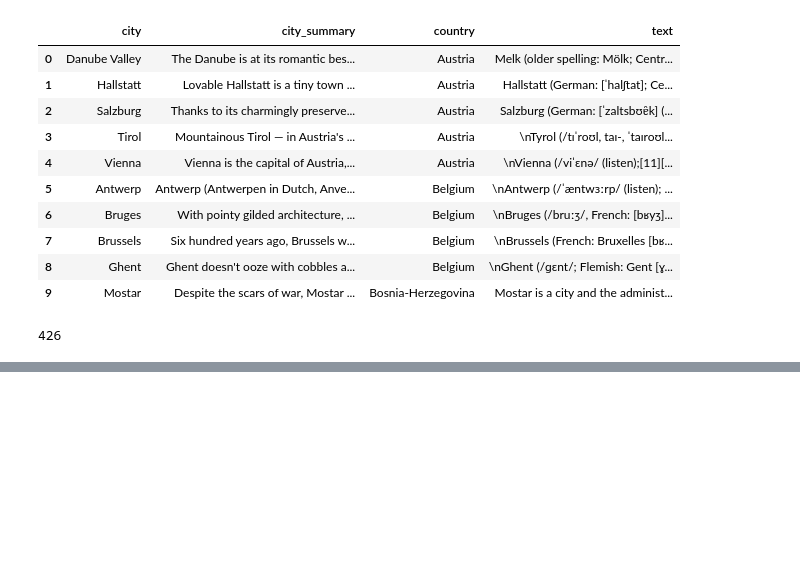
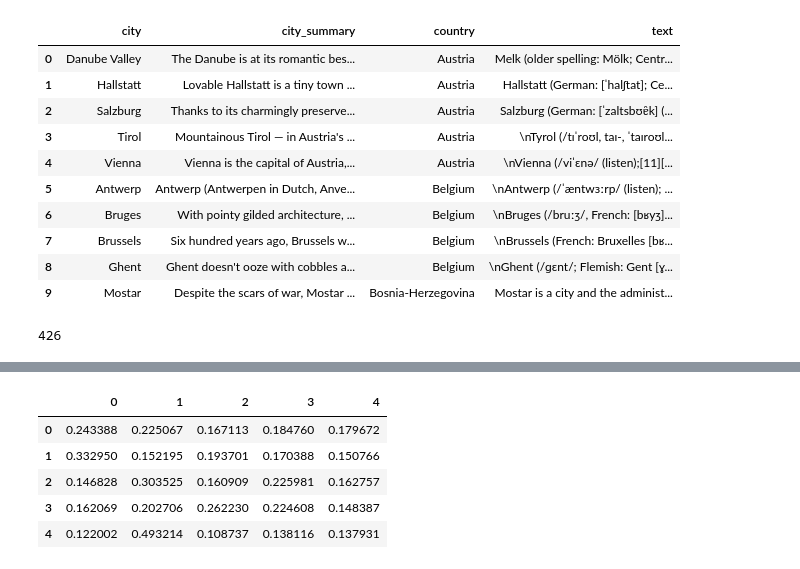
Before and after one commit to kayschulz/travel_destination_recommendation, a Jupyter notebook: data_preparation.ipynb, the cells around one changed output, grey strips where cells are left out. Cells and saved outputs as stored; diff of their text form; code cells hidden in the pictures; blank space fills up the shorter version.

```diff
--- a/data_preparation.ipynb
+++ b/data_preparation.ipynb
@@ -306,0 +278,20 @@ train_vecs[210]
+# %%
+def get_aggregate_score(i=0, lda_model=lda_model, bow_corpus=bow_corpus):
+    rick_steves = lda_model[bow_corpus[i]]
+    wikipedia = lda_model[bow_corpus[i+213]]
+    if len(wikipedia) != 5:
+        indices = []
+        for item in wikipedia:
+            indices.append(item[0])
+        for index in list(range(5)):
+            if index not in indices:
+                wikipedia.append((index, 0))
+    aggregate = {}
+    for index, score in rick_steves:
+        rs_score = score
+        wiki_score = wikipedia[index][1]
+        aggregate[index] = np.mean([score, wiki_score])
+    return aggregate
+# %%
+scores = get_aggregate_score(0)
+scores
@@ -306,0 +326,9 @@ train_vecs[210]
+# %%
+topics_df.head()
+# %% [output]
+|  | 0 | 1 | 2 | 3 | 4 |
+| 0 | 0.243388 | 0.225067 | 0.167113 | 0.184760 | 0.179672 |
+| 1 | 0.332950 | 0.152195 | 0.193701 | 0.170388 | 0.150766 |
+| 2 | 0.146828 | 0.303525 | 0.160909 | 0.225981 | 0.162757 |
+| 3 | 0.162069 | 0.202706 | 0.262230 | 0.224608 | 0.148387 |
+| 4 | 0.122002 | 0.493214 | 0.108737 | 0.138116 | 0.137931 |
```
Also changed, not shown: parts of 23 cells of this notebook, 3 other files.
